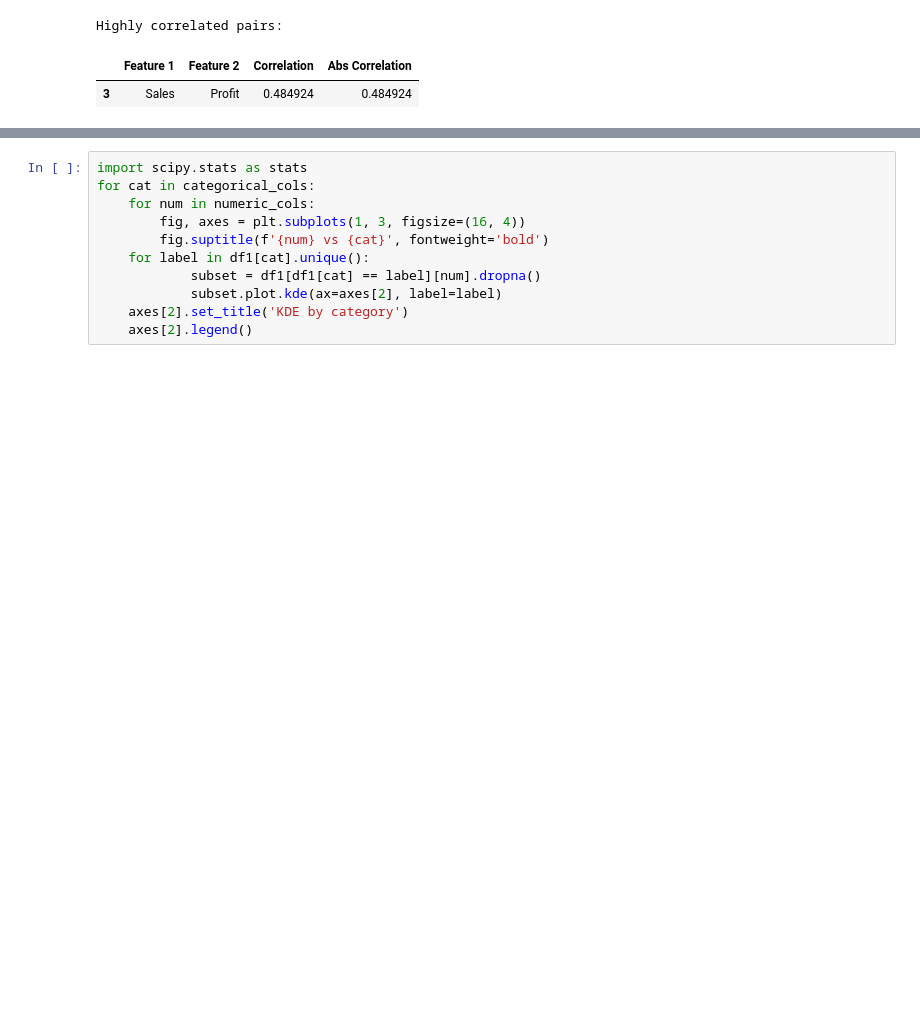
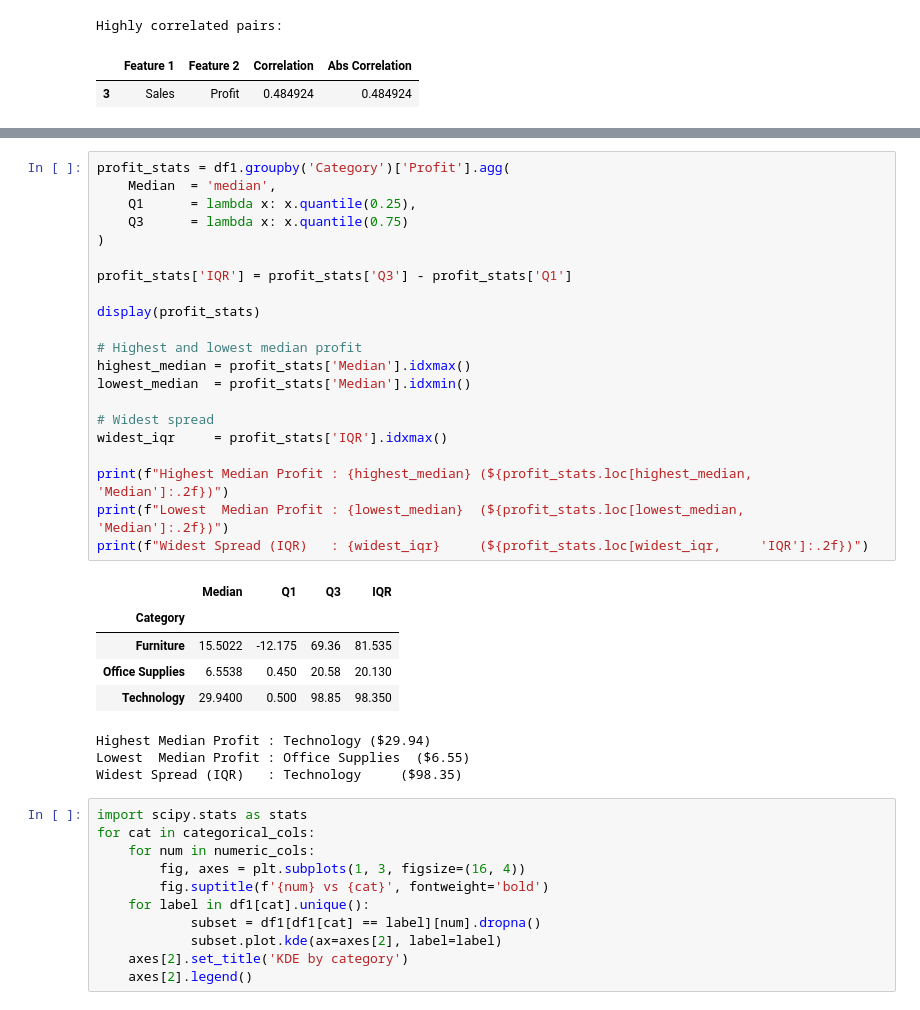
Before and after one commit to nayan-letscreate/HV-Projects, a Jupyter notebook: Graded Assignment on Exploratory Data Analysis.ipynb, the cells around one changed output, grey strips where cells are left out. Cells and saved outputs as stored; diff of their text form; blank space fills up the shorter version.

```diff
--- a/Graded Assignment on Exploratory Data Analysis.ipynb
+++ b/Graded Assignment on Exploratory Data Analysis.ipynb
@@ -511,3 +544,33 @@ Response:
+# %%
+profit_stats = df1.groupby('Category')['Profit'].agg(
+    Median  = 'median',
+    Q1      = lambda x: x.quantile(0.25),
+    Q3      = lambda x: x.quantile(0.75)
+)
+
+profit_stats['IQR'] = profit_stats['Q3'] - profit_stats['Q1']
+
+display(profit_stats)
+
+# Highest and lowest median profit
+highest_median = profit_stats['Median'].idxmax()
+lowest_median  = profit_stats['Median'].idxmin()
+
+# Widest spread
+widest_iqr     = profit_stats['IQR'].idxmax()
+
+print(f"Highest Median Profit : {highest_median} (${profit_stats.loc[highest_median, 'Median']:.2f})")
+print(f"Lowest  Median Profit : {lowest_median}  (${profit_stats.loc[lowest_median,  'Median']:.2f})")
+print(f"Widest Spread (IQR)   : {widest_iqr}     (${profit_stats.loc[widest_iqr,     'IQR']:.2f})")
+# %% [output]
+|  | Median | Q1 | Q3 | IQR |
+| Category |  |  |  |  |
+| Furniture | 15.5022 | -12.175 | 69.36 | 81.535 |
+| Office Supplies | 6.5538 | 0.450 | 20.58 | 20.130 |
+| Technology | 29.9400 | 0.500 | 98.85 | 98.350 |
+Highest Median Profit : Technology ($29.94)
+Lowest  Median Profit : Office Supplies  ($6.55)
+Widest Spread (IQR)   : Technology     ($98.35)
 # %%
 import scipy.stats as stats
 for cat in categorical_cols:
```
Also changed, not shown: parts of 7 cells of this notebook.
